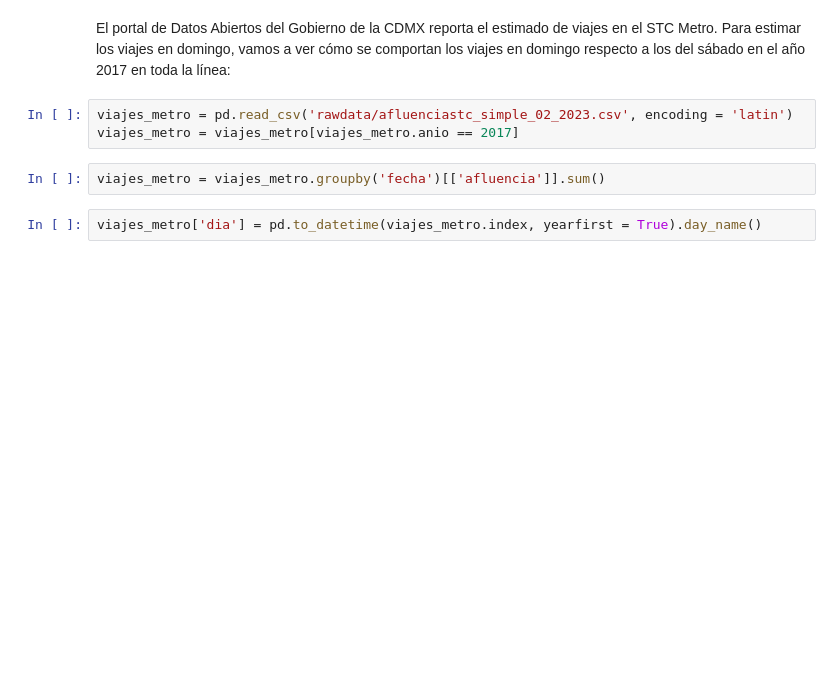
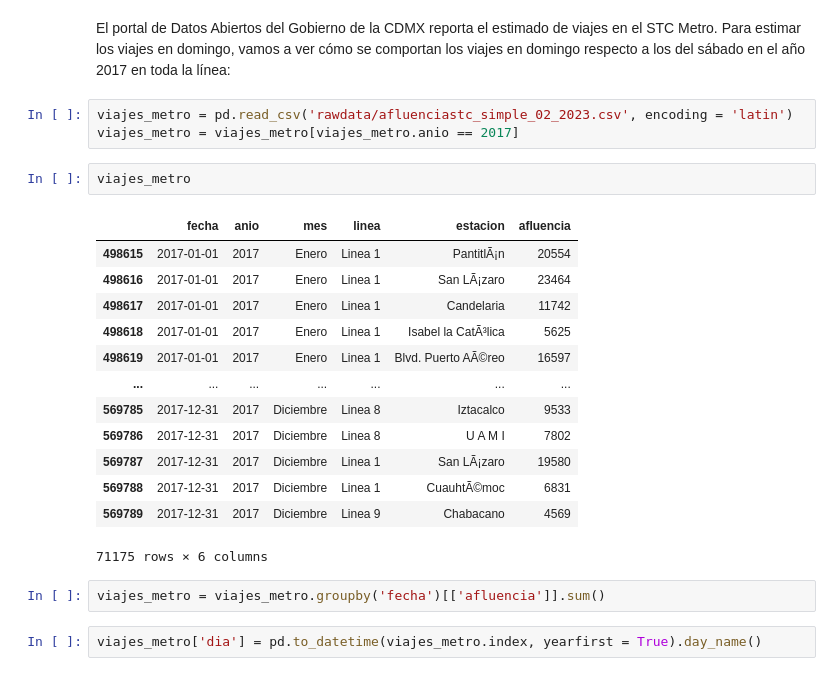
Before and after one commit to edtrelo/BioMatematica, a Jupyter notebook: Modeling COVID-19 Spreading in the ZMVM/data/ObtencionDeDatos.ipynb, the cells around one changed output. Saved outputs shown, nothing was run; the diff lists cells and outputs as text; blank space fills up the shorter version.

```diff
--- a/Modeling COVID-19 Spreading in the ZMVM/data/ObtencionDeDatos.ipynb
+++ b/Modeling COVID-19 Spreading in the ZMVM/data/ObtencionDeDatos.ipynb
@@ -165,6 +165,22 @@ El portal de Datos Abiertos del Gobierno de la CDMX reporta el estimado de viaje
 # %%
 viajes_metro = pd.read_csv('rawdata/afluenciastc_simple_02_2023.csv', encoding = 'latin')
 viajes_metro = viajes_metro[viajes_metro.anio == 2017]
+# %%
+viajes_metro
+# %% [output]
+|  | fecha | anio | mes | linea | estacion | afluencia |
+| 498615 | 2017-01-01 | 2017 | Enero | Linea 1 | PantitlÃ¡n | 20554 |
+| 498616 | 2017-01-01 | 2017 | Enero | Linea 1 | San LÃ¡zaro | 23464 |
+| 498617 | 2017-01-01 | 2017 | Enero | Linea 1 | Candelaria | 11742 |
+| 498618 | 2017-01-01 | 2017 | Enero | Linea 1 | Isabel la CatÃ³lica | 5625 |
+| 498619 | 2017-01-01 | 2017 | Enero | Linea 1 | Blvd. Puerto AÃ©reo | 16597 |
+| ... | ... | ... | ... | ... | ... | ... |
+| 569785 | 2017-12-31 | 2017 | Diciembre | Linea 8 | Iztacalco | 9533 |
+| 569786 | 2017-12-31 | 2017 | Diciembre | Linea 8 | U A M I | 7802 |
+| 569787 | 2017-12-31 | 2017 | Diciembre | Linea 1 | San LÃ¡zaro | 19580 |
+| 569788 | 2017-12-31 | 2017 | Diciembre | Linea 1 | CuauhtÃ©moc | 6831 |
+| 569789 | 2017-12-31 | 2017 | Diciembre | Linea 9 | Chabacano | 4569 |
+71175 rows × 6 columns
 # %%
 viajes_metro = viajes_metro.groupby('fecha')[['afluencia']].sum()
 # %%
```
Also changed, not shown: 16 other files.
